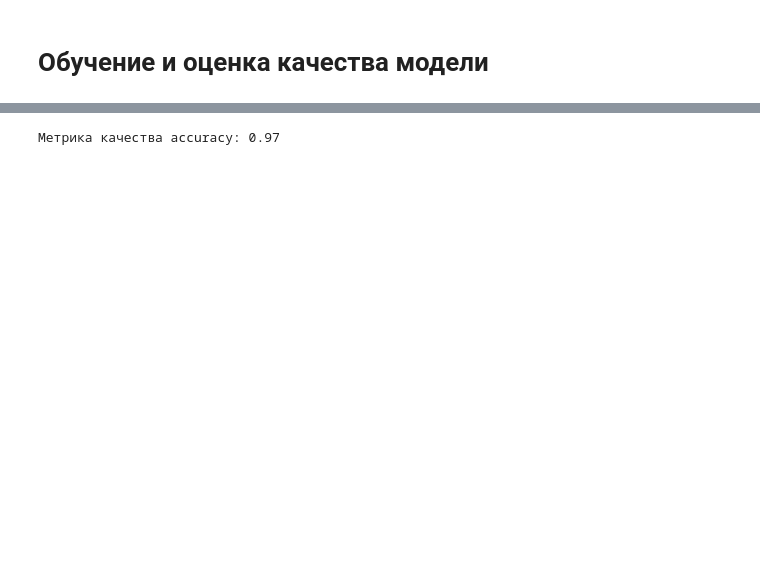
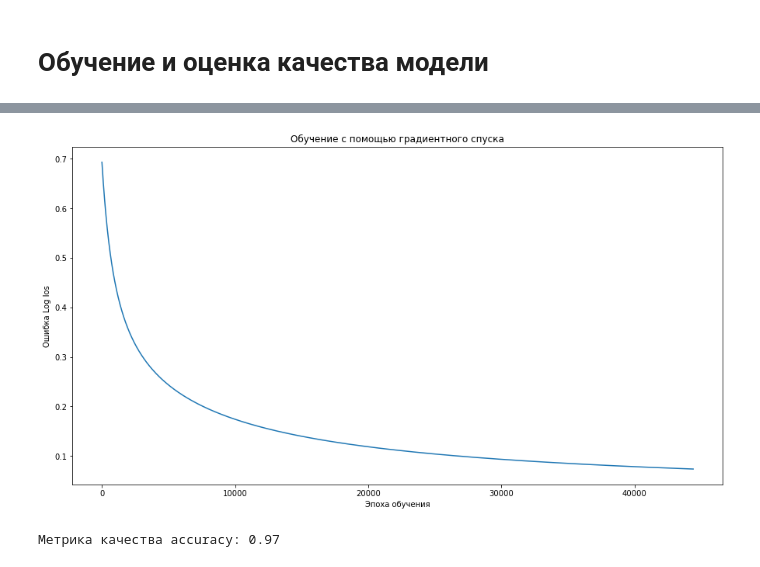
Before and after one commit to GitForPy/Machine-Learning, a Jupyter notebook: hw2.ipynb, the cells around one changed output, grey strips where cells are left out. Saved outputs shown, nothing was run; the diff lists cells and outputs as text; code cells hidden in the pictures; blank space fills up the shorter version.

Commit message:
Добавлена визуализация и сравнение модели с Sklearn

```diff
--- a/hw2.ipynb
+++ b/hw2.ipynb
@@ -90,0 +101,3 @@ y = df['target']
+# %%
+model_sklearn = LogisticRegression()
+model_sklearn.fit(X_train, y_train)
@@ -146,9 +227,9 @@ class MyLogisticRegression:
 # Обучение и оценка качества модели
 # %%
 # Создаю инстанс собственного класса логистической регрессии
-model = MyLogisticRegression()
+
+model_gd = MyLogisticRegression(LEARNING_RATE=1e-3, EPS= 1e-6)
 # %%
 # Посмотрим как падает ошибка в процессе градиентного спуска
-
-model.fit(X, y)
+model_gd.fit_GD(X_train, y_train)
 # %% [output]
@@ -165,2 +241,14 @@ model.fit(X, y)
+# %%
+loss_gd = model_gd.costs
+# %%
+# Постриом график, как изменялась ошибка в процессе обучения модели
+plt.figure(figsize= (15, 8))
+plt.plot(loss_gd)
+plt.title('Обучение с помощью градиентного спуска')
+plt.xlabel('Эпоха обучения')
+plt.ylabel('Ошибка Log los')
+plt.show()
+# %% [output]
+[figure, added]
 # %%
 # Качество алгоритма
```
Also changed, not shown: parts of 13 cells of this notebook.
